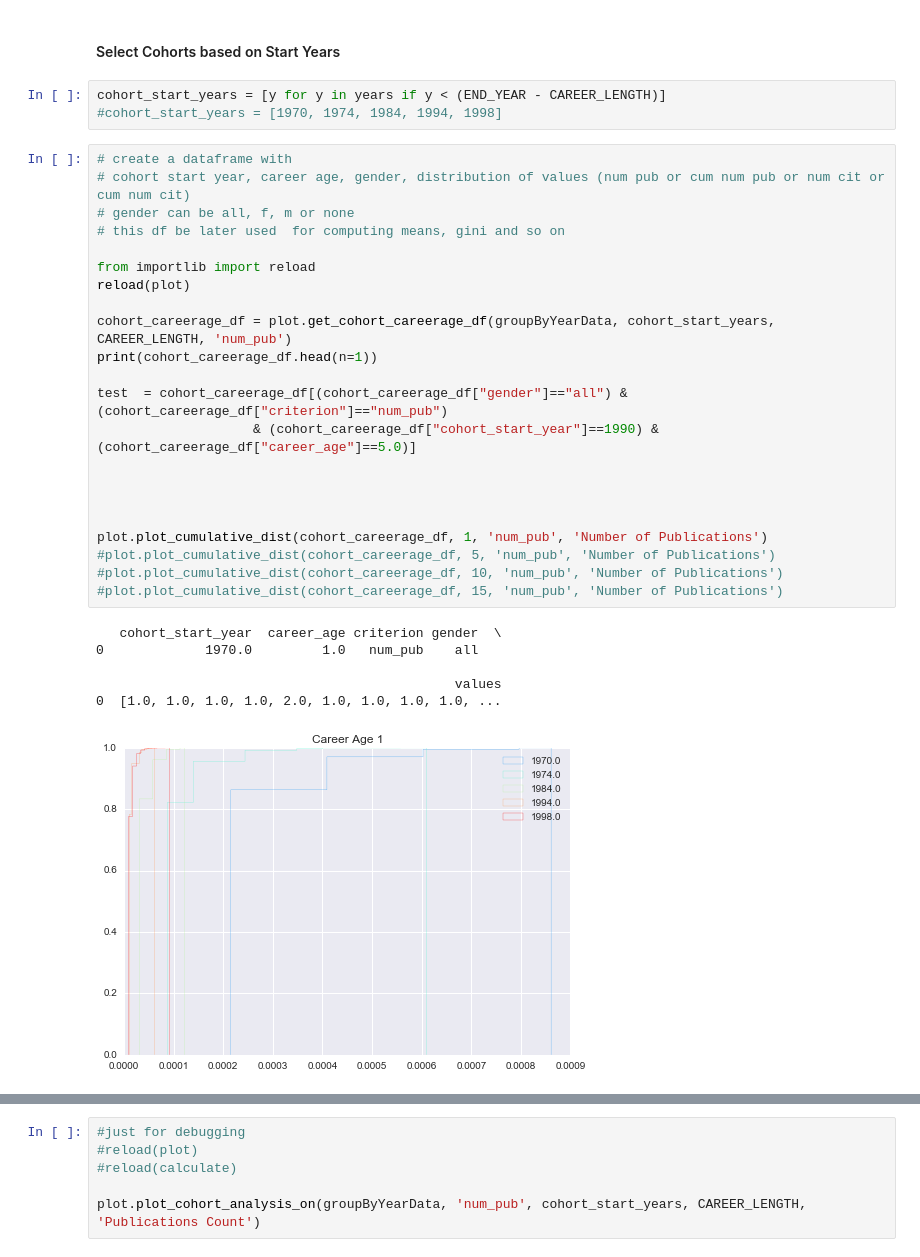
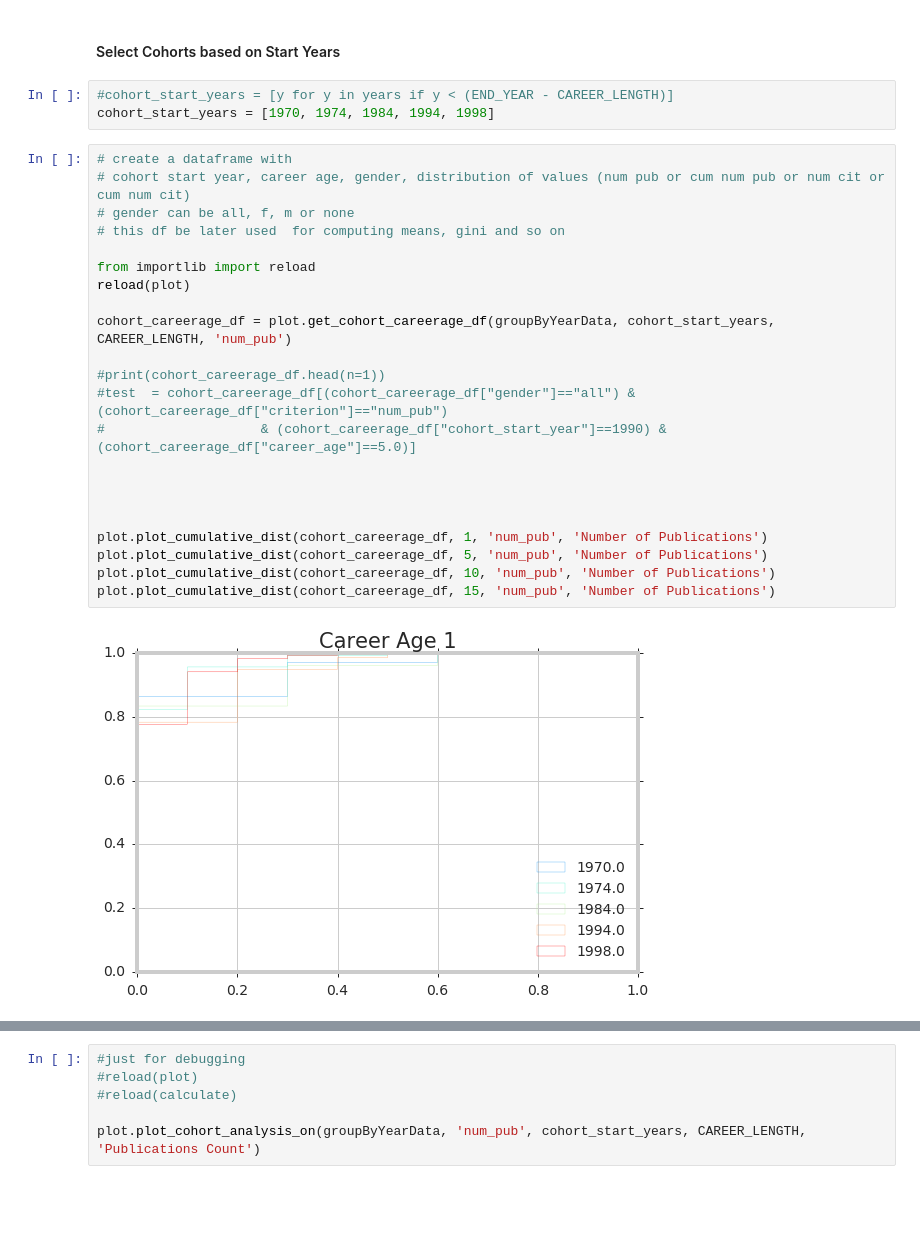
Before and after one commit to gesiscss/inequality, a Jupyter notebook: cohort-analysis-publications.ipynb, the cells around one changed output, grey strips where cells are left out. Saved outputs shown, nothing was run; the diff lists cells and outputs as text; blank space fills up the shorter version.

Commit message:
improved cdf plot, normalized it

```diff
--- a/cohort-analysis-publications.ipynb
+++ b/cohort-analysis-publications.ipynb
@@ -237,34 +140,29 @@ print(years)
 # %% [markdown]
 #### Select Cohorts based on Start Years
 # %%
-cohort_start_years = [y for y in years if y < (END_YEAR - CAREER_LENGTH)]
-#cohort_start_years = [1970, 1974, 1984, 1994, 1998]
+#cohort_start_years = [y for y in years if y < (END_YEAR - CAREER_LENGTH)]
+cohort_start_years = [1970, 1974, 1984, 1994, 1998]
 # %%
 # create a dataframe with
 # cohort start year, career age, gender, distribution of values (num pub or cum num pub or num cit or cum num cit)
 # gender can be all, f, m or none
 # this df be later used  for computing means, gini and so on
 
 from importlib import reload
 reload(plot)
 
 cohort_careerage_df = plot.get_cohort_careerage_df(groupByYearData, cohort_start_years, CAREER_LENGTH, 'num_pub')
-print(cohort_careerage_df.head(n=1))
 
-test  = cohort_careerage_df[(cohort_careerage_df["gender"]=="all") & (cohort_careerage_df["criterion"]=="num_pub")
-                    & (cohort_careerage_df["cohort_start_year"]==1990) & (cohort_careerage_df["career_age"]==5.0)]
+#print(cohort_careerage_df.head(n=1))
+#test  = cohort_careerage_df[(cohort_careerage_df["gender"]=="all") & (cohort_careerage_df["criterion"]=="num_pub")
+#                    & (cohort_careerage_df["cohort_start_year"]==1990) & (cohort_careerage_df["career_age"]==5.0)]
 
 
 
 
 plot.plot_cumulative_dist(cohort_careerage_df, 1, 'num_pub', 'Number of Publications')
-#plot.plot_cumulative_dist(cohort_careerage_df, 5, 'num_pub', 'Number of Publications')
-#plot.plot_cumulative_dist(cohort_careerage_df, 10, 'num_pub', 'Number of Publications')
-#plot.plot_cumulative_dist(cohort_careerage_df, 15, 'num_pub', 'Number of Publications')
+plot.plot_cumulative_dist(cohort_careerage_df, 5, 'num_pub', 'Number of Publications')
+plot.plot_cumulative_dist(cohort_careerage_df, 10, 'num_pub', 'Number of Publications')
+plot.plot_cumulative_dist(cohort_careerage_df, 15, 'num_pub', 'Number of Publications')
 # %% [output]
-   cohort_start_year  career_age criterion gender  \
-0             1970.0         1.0   num_pub    all
-
-                                              values
-0  [1.0, 1.0, 1.0, 1.0, 2.0, 1.0, 1.0, 1.0, 1.0, ...
-[figure, old version]
+[figure, new version]
```
Also changed, not shown: parts of 11 cells of this notebook, 1 other file.
